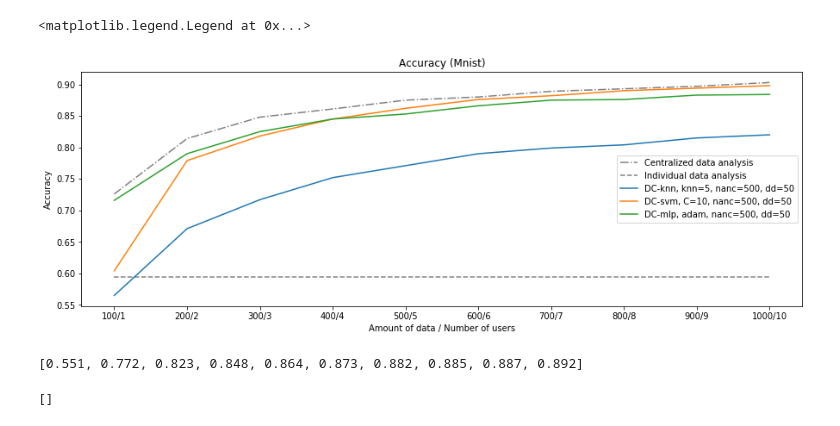
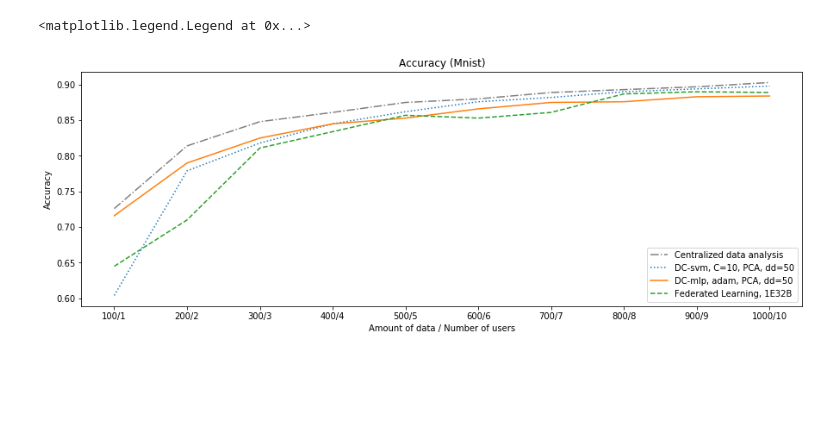
Before and after one commit to Ayakie/data_collaboration, a Jupyter notebook: notebooks/Figures.ipynb, the cells around one changed output. Saved outputs shown, nothing was run; the diff lists cells and outputs as text; code cells hidden in the pictures; blank space fills up the shorter version.

```diff
--- a/notebooks/Figures.ipynb
+++ b/notebooks/Figures.ipynb
@@ -9,31 +9,24 @@ dc_mlp = [float(i) for i in "0.716 0.79  0.825 0.845 0.853 0.866 0.875 0.876 0.8
 dc_knn = [float(i) for i in "0.565 0.671 0.717 0.752 0.771 0.79  0.799 0.804 0.815 0.82".split()]
 dc_svm = [float(i) for i in "0.604 0.779 0.818 0.845 0.862 0.876 0.882 0.89  0.894 0.898".split()]
 dc_svm_SVD = [float(i) for i in "0.546 0.769 0.82  0.848 0.864 0.875 0.882 0.886 0.892 0.894".split()]
+fl_mlp = [float(i) for i in "0.645 0.71  0.811 0.834 0.857 0.853 0.861 0.887 0.89  0.889".split()]
 # %%
 plt.figure(figsize=(15,5))
 plt.plot(cntr_svm, color='grey', linestyle='-.', label='Centralized data analysis')
-plt.plot(ind_svm, color='grey', linestyle='--', label='Individual data analysis')
-plt.plot(dc_knn, label='DC-knn, knn=5, nanc=500, dd=50')
-plt.plot(dc_svm, label='DC-svm, C=10, nanc=500, dd=50')
+#plt.plot(ind_svm, color='grey', linestyle='--', label='Individual data analysis')
+#plt.plot(dc_knn, label='DC-knn, knn=5, nanc=500, dd=50')
+plt.plot(dc_svm, linestyle=':', label='DC-svm, C=10, PCA, dd=50')
 #plt.plot(dc_svm_SVD, label='DC-svm-svd, C=10, nanc=500, dd=50')
-plt.plot(dc_mlp, label='DC-mlp, adam, nanc=500, dd=50')
+plt.plot(dc_mlp, label='DC-mlp, adam, PCA, dd=50')
+plt.plot(fl_mlp, linestyle='--', label='Federated Learning, 1E32B')
 #plt.plot(fl, label='Federated Learning')
 plt.ylabel('Accuracy')
 plt.xlabel('Amount of data / Number of users')
 locs, labels = plt.xticks()
 plt.xticks(np.arange(0, 10, step = 1), ('100/1', '200/2', '300/3', '400/4', '500/5', '600/6', '700/7',
                                        '800/8', '900/9', '1000/10'))
 plt.title("Accuracy (Mnist)")
 plt.legend()
 # %% [output]
 <matplotlib.legend.Legend at 0x...>
-[figure, old version]
+[figure, new version]
-# %%
-dc_svm = [float(i) for i in "0.551 0.772 0.823 0.848 0.864 0.873 0.882 0.885 0.887 0.892".split()]
-dc_svm
-# %% [output]
-[0.551, 0.772, 0.823, 0.848, 0.864, 0.873, 0.882, 0.885, 0.887, 0.892]
-# %%
-dc_svm
-# %% [output]
-[]
```
Also changed, not shown: parts of 2 cells of this notebook, 18 other files.
